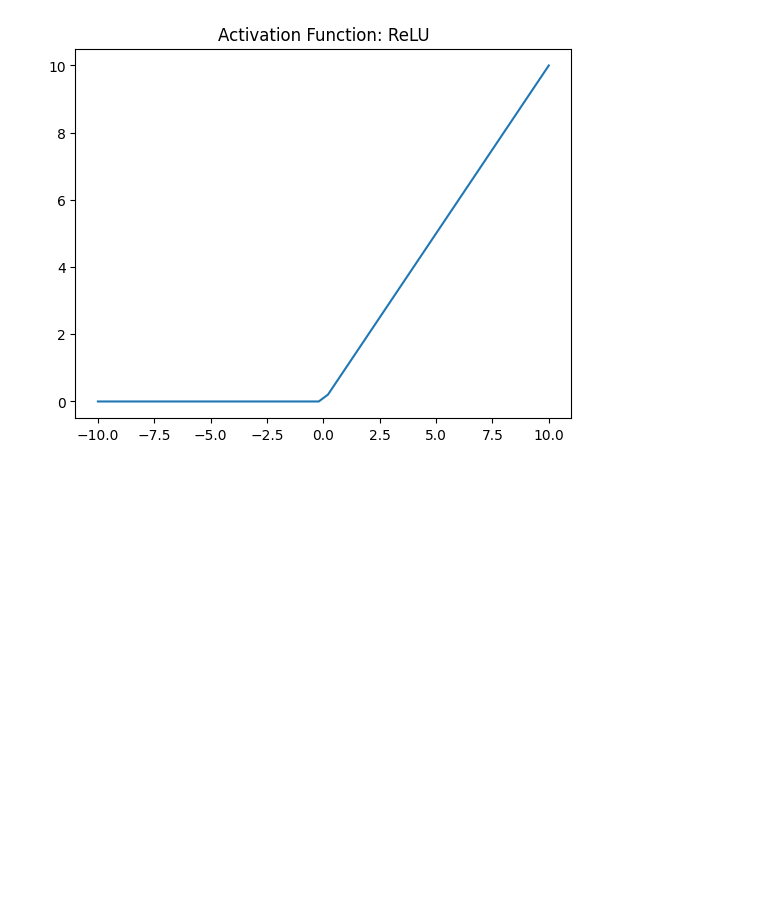
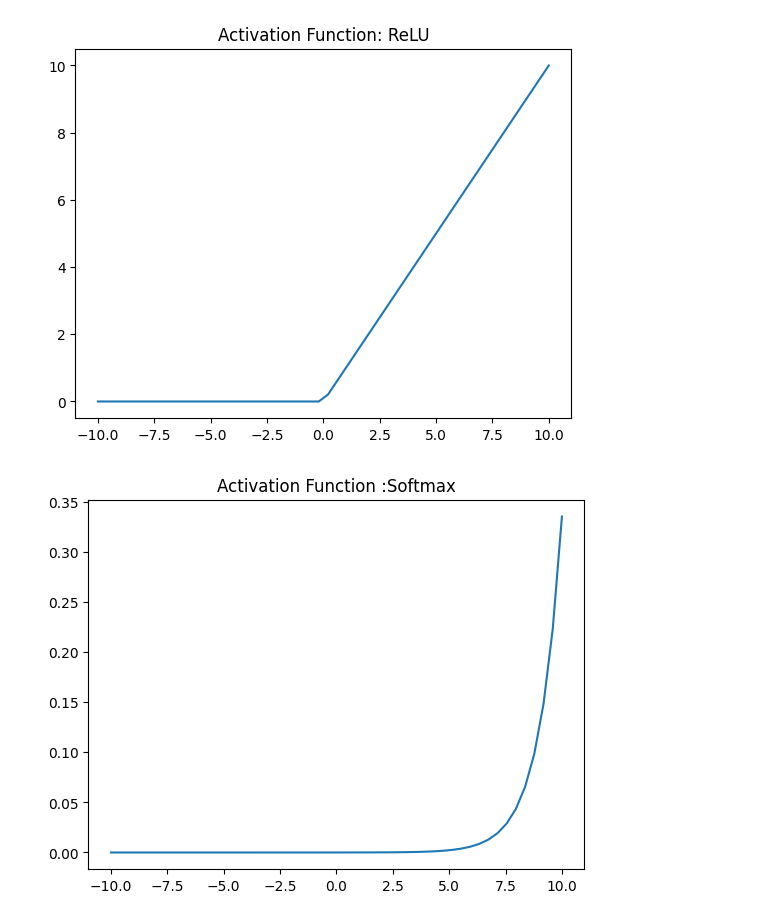
Before and after one commit to 22pa1a05i8/FML, a Jupyter notebook: Activation_Functions.ipynb, the cells around one changed output. Drawn from its saved outputs; the diff is of its cells as text; code cells hidden in the pictures; blank space fills up the shorter version.

```diff
--- a/Activation_Functions.ipynb
+++ b/Activation_Functions.ipynb
@@ -48,3 +48,15 @@ plt.title("Activation Function: ReLU")
 plt.show()
 # %% [output]
 [figure]
+# %%
+import numpy as np
+import matplotlib.pyplot as plt
+def softmax(x):
+  return np.exp(x) / np.sum(np.exp(x), axis=0)
+x = np.linspace(-10, 10)
+plt.plot(x, softmax(x))
+plt.axis('tight')
+plt.title('Activation Function :Softmax')
+plt.show()
+# %% [output]
+[figure, added]
```
